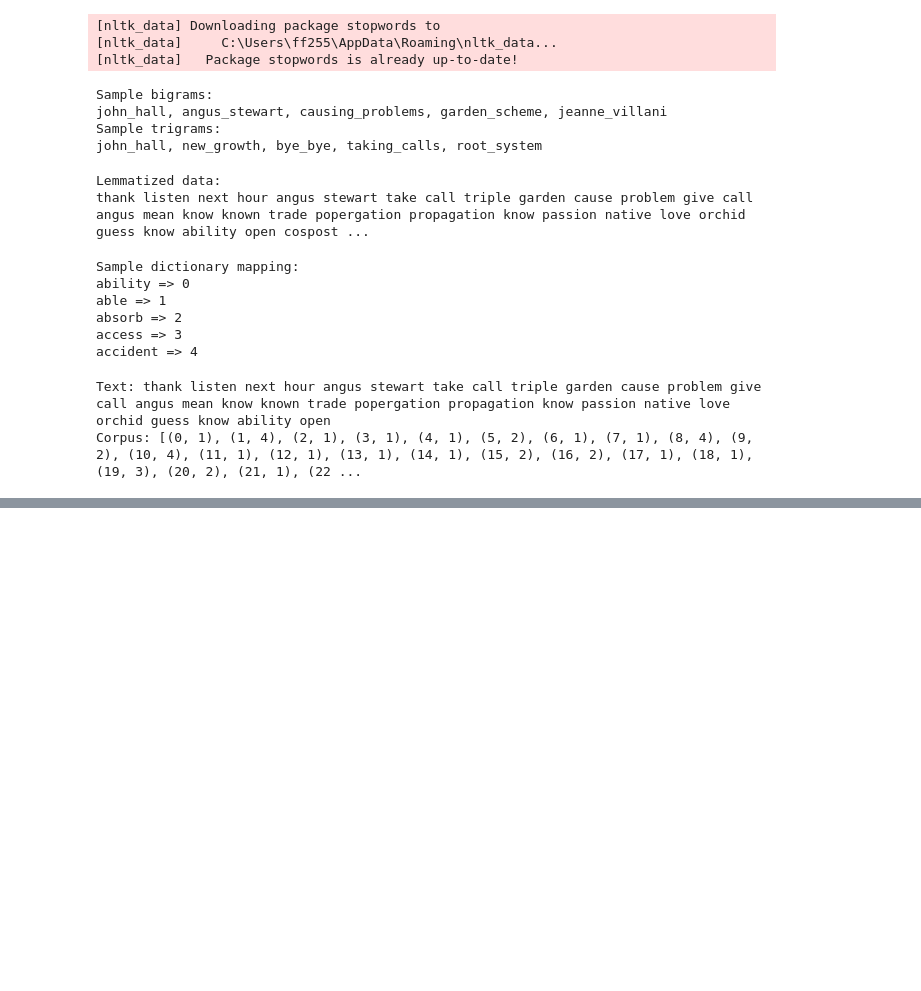
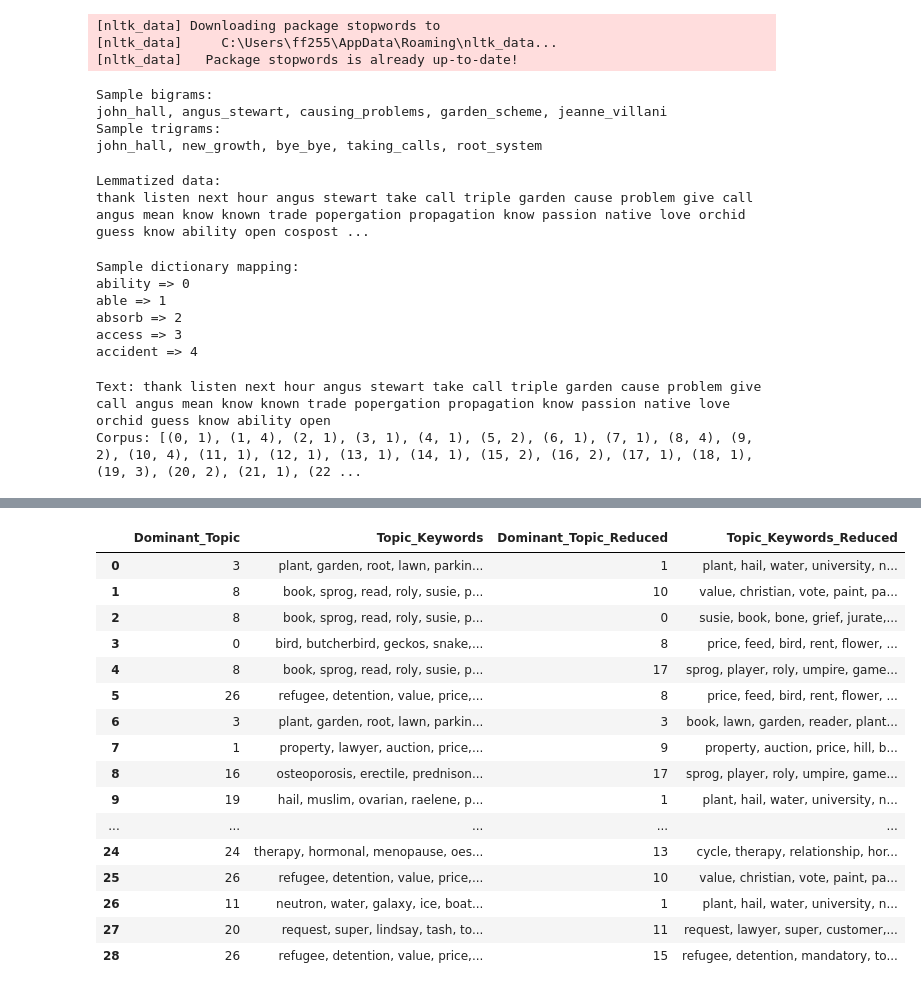
Before and after one commit to jn432/ANLP, a Jupyter notebook: Assignment 1/AT1.ipynb, the cells around one changed output, grey strips where cells are left out. Cells and saved outputs as stored; diff of their text form; code cells hidden in the pictures; blank space fills up the shorter version.

```diff
--- a/Assignment 1/AT1.ipynb
+++ b/Assignment 1/AT1.ipynb
@@ -721,0 +731,32 @@ Name: Topic_Keywords, dtype: object
+# %%
+# Train the LDA model
+num_topics = 18 # We shall try 12 topics
+lda_model = LdaMulticore(corpus=corpus_tfidf, id2word=dictionary, num_topics=num_topics, random_state=42)
+
+# Use the function
+df_topic_sents_keywords_reduced = format_topics_sentences(ldamodel=lda_model, corpus=corpus_tfidf)
+df_topic_sents_keywords_reduced = df_topic_sents_keywords_reduced.rename(columns={'Dominant_Topic': 'Dominant_Topic_Reduced',
+                                                                                 'Topic_Keywords': 'Topic_Keywords_Reduced'})
+
+# Combine original dataframe with the topic dataframe
+df_dominant_topic = pd.concat([df_dominant_topic, df_topic_sents_keywords_reduced[['Dominant_Topic_Reduced', 'Topic_Keywords_Reduced']]], axis=1)
+# %%
+df_dominant_topic[['Dominant_Topic', 'Topic_Keywords', 'Dominant_Topic_Reduced', 'Topic_Keywords_Reduced']]
+# %% [output]
+|  | Dominant_Topic | Topic_Keywords | Dominant_Topic_Reduced | Topic_Keywords_Reduced |
+| 0 | 3 | plant, garden, root, lawn, parkin... | 1 | plant, hail, water, university, n... |
+| 1 | 8 | book, sprog, read, roly, susie, p... | 10 | value, christian, vote, paint, pa... |
+| 2 | 8 | book, sprog, read, roly, susie, p... | 0 | susie, book, bone, grief, jurate,... |
+| 3 | 0 | bird, butcherbird, geckos, snake,... | 8 | price, feed, bird, rent, flower, ... |
+| 4 | 8 | book, sprog, read, roly, susie, p... | 17 | sprog, player, roly, umpire, game... |
+| 5 | 26 | refugee, detention, value, price,... | 8 | price, feed, bird, rent, flower, ... |
+| 6 | 3 | plant, garden, root, lawn, parkin... | 3 | book, lawn, garden, reader, plant... |
+| 7 | 1 | property, lawyer, auction, price,... | 9 | property, auction, price, hill, b... |
+| 8 | 16 | osteoporosis, erectile, prednison... | 17 | sprog, player, roly, umpire, game... |
+| 9 | 19 | hail, muslim, ovarian, raelene, p... | 1 | plant, hail, water, university, n... |
+| ... | ... | ... | ... | ... |
+| 24 | 24 | therapy, hormonal, menopause, oes... | 13 | cycle, therapy, relationship, hor... |
+| 25 | 26 | refugee, detention, value, price,... | 10 | value, christian, vote, paint, pa... |
+| 26 | 11 | neutron, water, galaxy, ice, boat... | 1 | plant, hail, water, university, n... |
+| 27 | 20 | request, super, lindsay, tash, to... | 11 | request, lawyer, super, customer,... |
+| 28 | 26 | refugee, detention, value, price,... | 15 | refugee, detention, mandatory, to... |
```
Also changed, not shown: parts of 5 cells of this notebook.
